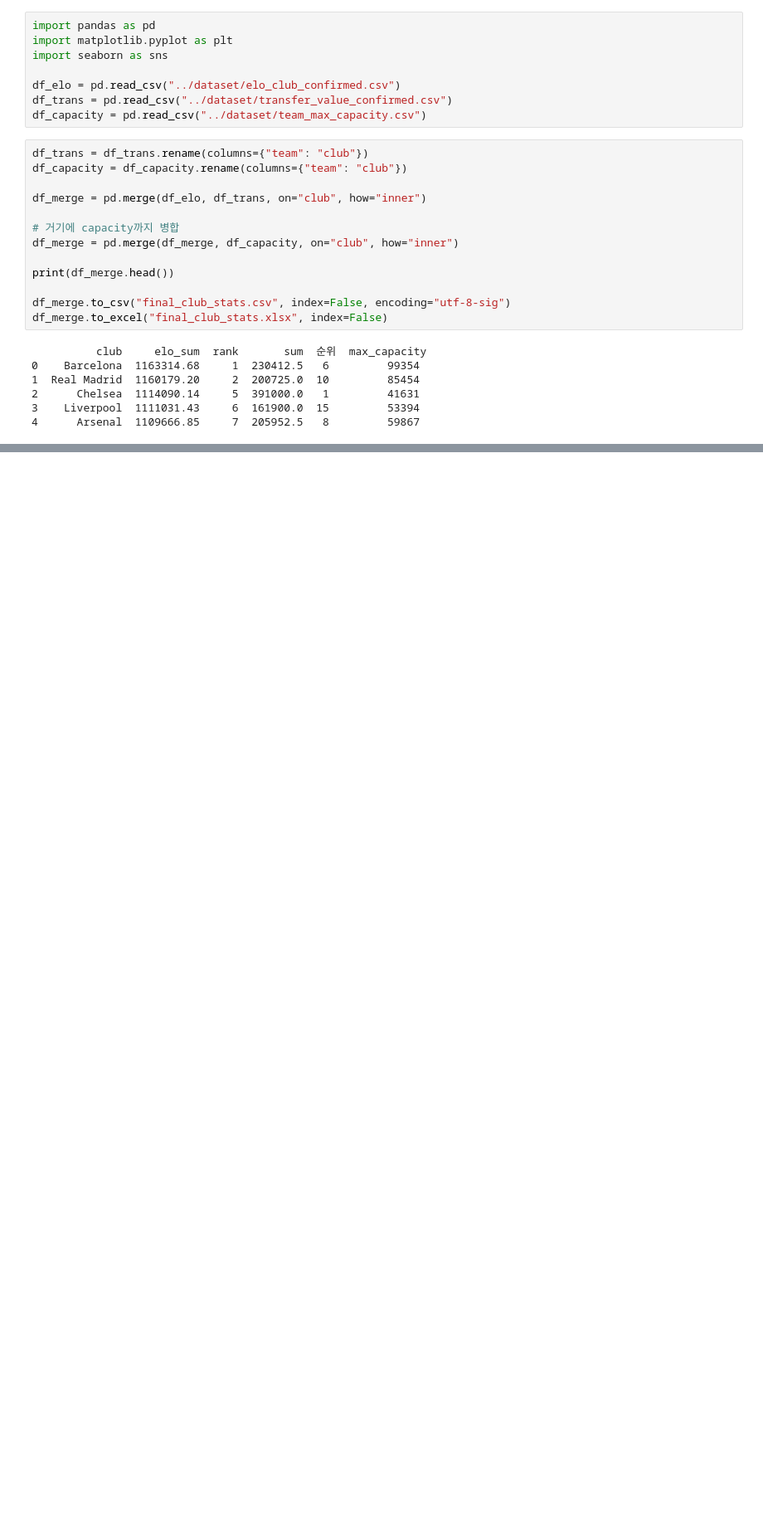
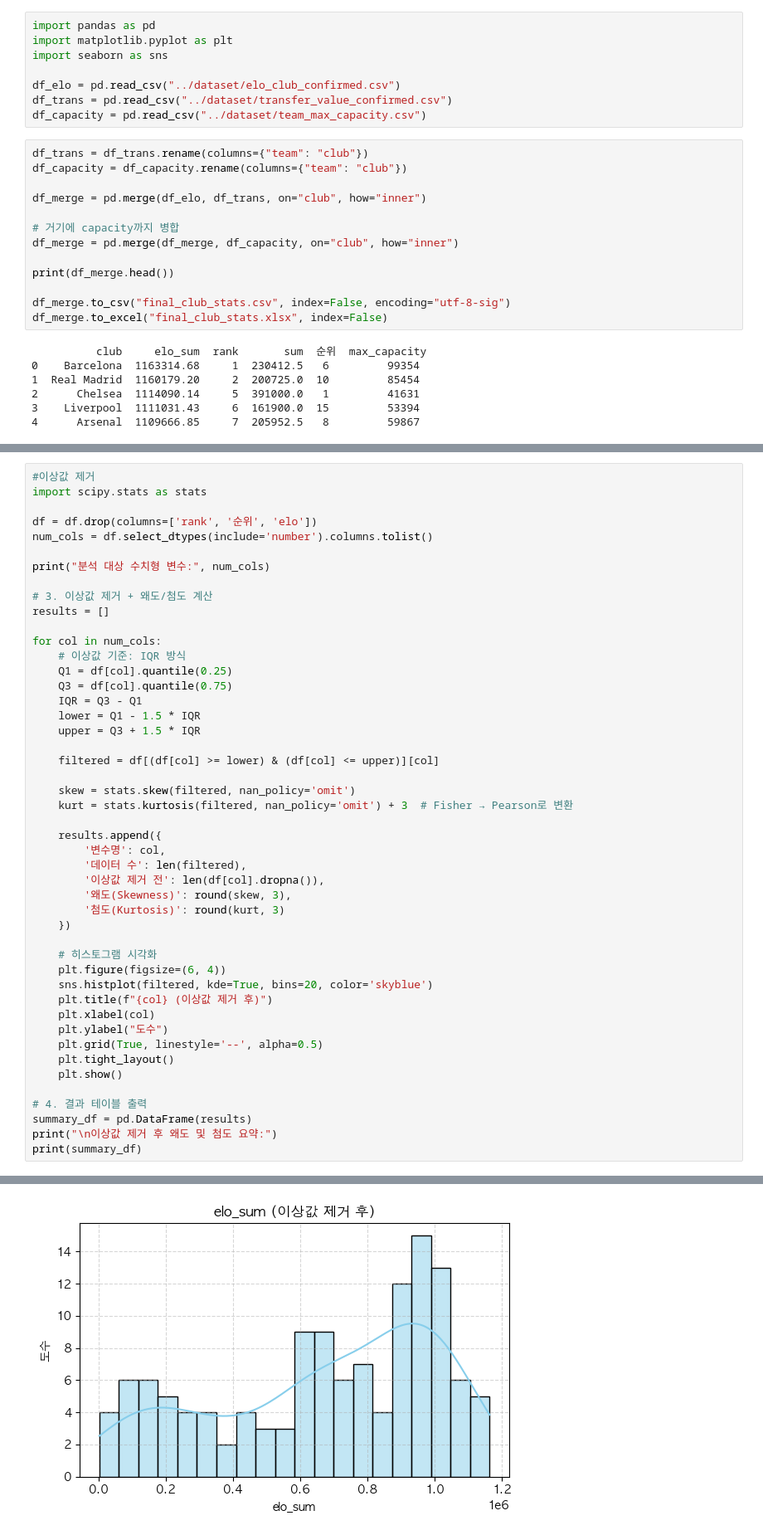
Before and after one commit to rokiosm/find_bigClub, a Jupyter notebook: data_parsing/United.ipynb, the cells around one changed output, grey strips where cells are left out. Shown at 83% size. Cells and saved outputs as stored; diff of their text form; blank space fills up the shorter version.

```diff
--- a/data_parsing/United.ipynb
+++ b/data_parsing/United.ipynb
@@ -154,0 +193,48 @@ Passing `palette` without assigning `hue` is deprecated and will be removed in v
+# %%
+#이상값 제거
+import scipy.stats as stats
+
+df = df.drop(columns=['rank', '순위', 'elo'])
+num_cols = df.select_dtypes(include='number').columns.tolist()
+
+print("분석 대상 수치형 변수:", num_cols)
+
+# 3. 이상값 제거 + 왜도/첨도 계산
+results = []
+
+for col in num_cols:
+    # 이상값 기준: IQR 방식
+    Q1 = df[col].quantile(0.25)
+    Q3 = df[col].quantile(0.75)
+    IQR = Q3 - Q1
+    lower = Q1 - 1.5 * IQR
+    upper = Q3 + 1.5 * IQR
+
+    filtered = df[(df[col] >= lower) & (df[col] <= upper)][col]
+
+    skew = stats.skew(filtered, nan_policy='omit')
+    kurt = stats.kurtosis(filtered, nan_policy='omit') + 3  # Fisher → Pearson로 변환
+
+    results.append({
+        '변수명': col,
+        '데이터 수': len(filtered),
+        '이상값 제거 전': len(df[col].dropna()),
+        '왜도(Skewness)': round(skew, 3),
+        '첨도(Kurtosis)': round(kurt, 3)
+    })
+
+    # 히스토그램 시각화
+    plt.figure(figsize=(6, 4))
+    sns.histplot(filtered, kde=True, bins=20, color='skyblue')
+    plt.title(f"{col} (이상값 제거 후)")
+    plt.xlabel(col)
+    plt.ylabel("도수")
+    plt.grid(True, linestyle='--', alpha=0.5)
+    plt.tight_layout()
+    plt.show()
+
+# 4. 결과 테이블 출력
+summary_df = pd.DataFrame(results)
+print("\n이상값 제거 후 왜도 및 첨도 요약:")
+print(summary_df)
+# %% [output]
@@ -154,0 +242 @@ Passing `palette` without assigning `hue` is deprecated and will be removed in v
+[figure, added]
```
Also changed, not shown: parts of 16 cells of this notebook, 5 other files.
